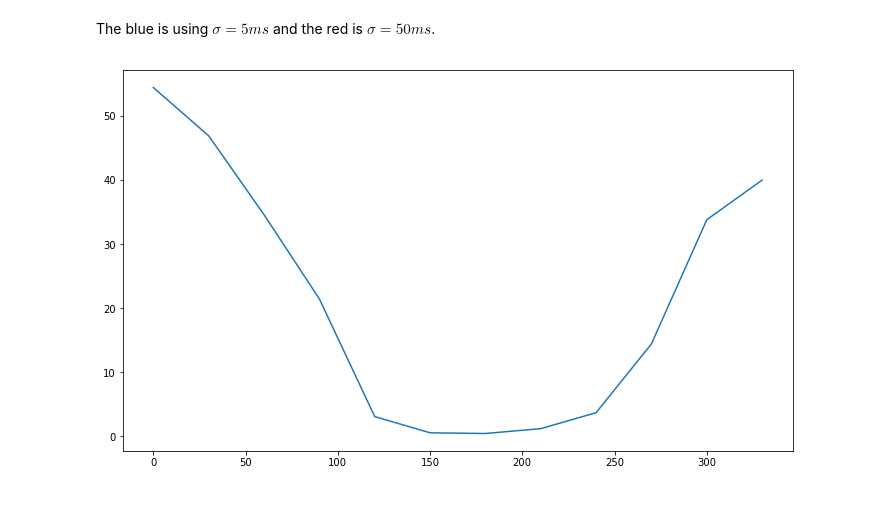
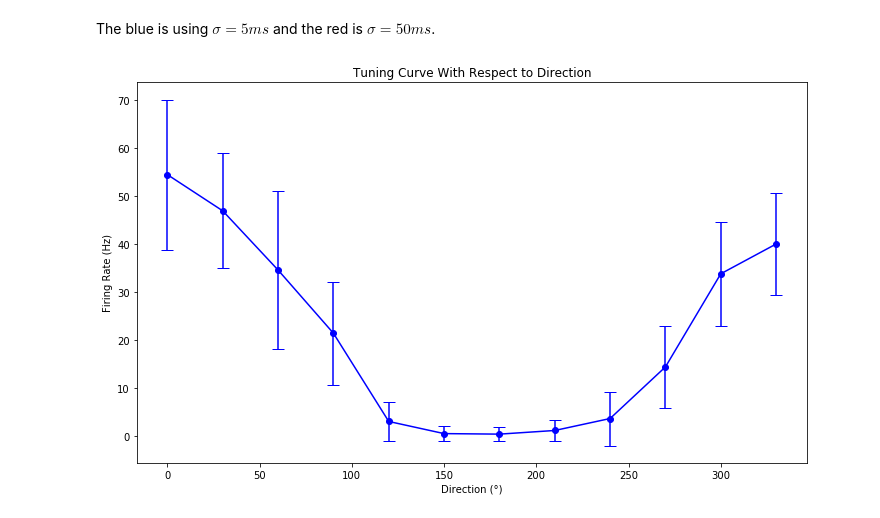
Before and after one commit to leonardz/neurosci, a Jupyter notebook: Neuron Responses - Tuning Curves.ipynb, the cells around one changed output. Drawn from its saved outputs; the diff is of its cells as text; code cells hidden in the pictures.

```diff
--- a/Neuron Responses - Tuning Curves.ipynb
+++ b/Neuron Responses - Tuning Curves.ipynb
@@ -72,11 +75,15 @@ for i, d in enumerate(directions):
     trials = spike_times[trial_directions == d]
     slices = np.asarray([t[(t >= 0.05) & (t <= 0.25)] for t in trials])
     n = len(trials)
-    rates = [len(t) * 5 for t in slices]
-    means[i] = np.mean([len(t) * 5 for t in slices])
+    rates = [len(t) * 5 for t in slices] # multiply by 5 to get Hz
+    means[i] = np.mean(rates)
+    std_errs[i] = np.std(rates)
-# %%
-plt.figure(figsize=(12,7))
-plt.plot(directions, means)
-plt.show()
-# %% [output]
-[figure, removed]
+# %%
+plt.figure(figsize=(12,7))
+plt.title('Tuning Curve With Respect to Direction')
+plt.xlabel(u'Direction (\N{DEGREE SIGN})')
+plt.ylabel('Firing Rate (Hz)')
+plt.errorbar(directions, means, yerr=std_errs, capsize=6, fmt='o-b')
+plt.show()
+# %% [output]
+[figure, added]
```
Also changed, not shown: parts of 3 cells of this notebook.
